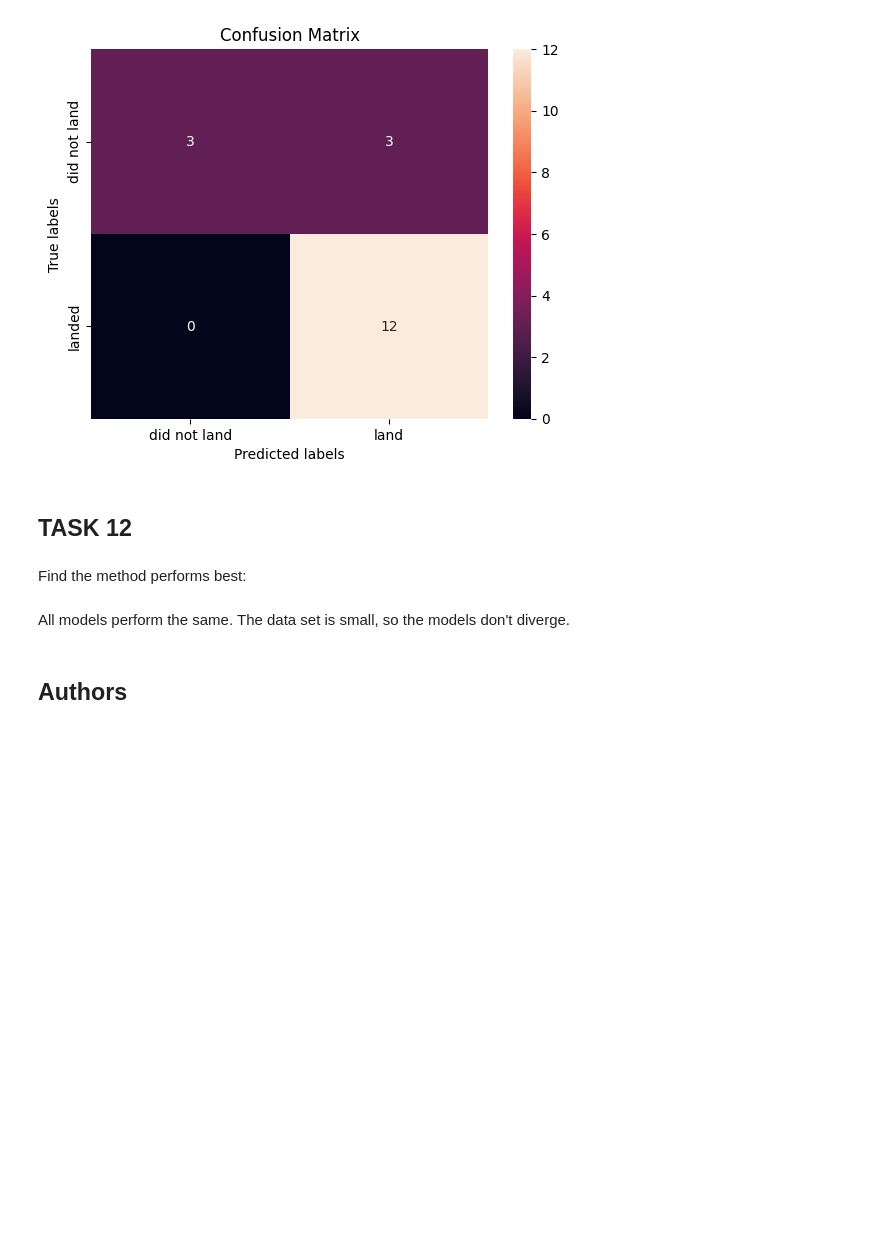
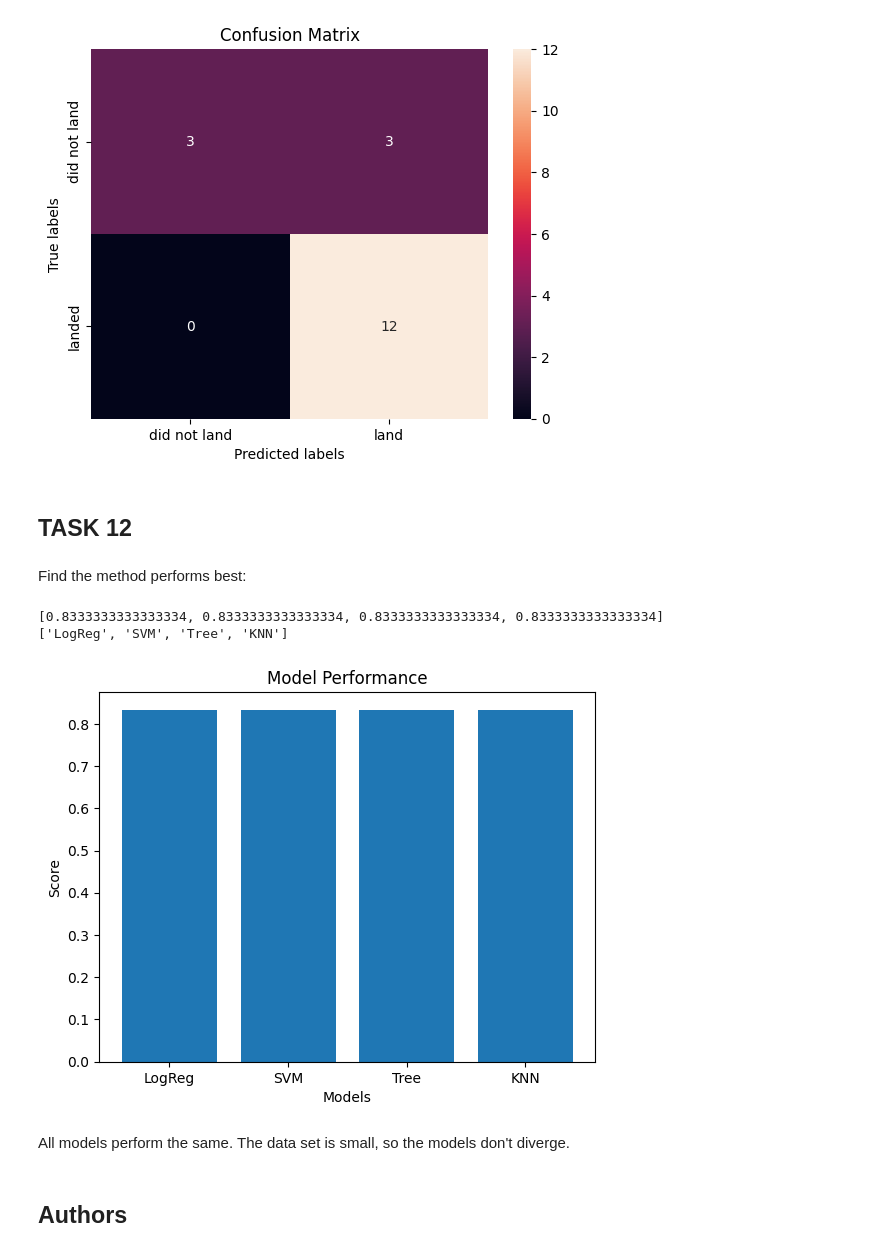
Before and after one commit to ANetTow/testrepo, a Jupyter notebook: Capstone/SpaceX_Machine Learning Prediction_Part_5.ipynb, the cells around one changed output. Saved outputs shown, nothing was run; the diff lists cells and outputs as text; code cells hidden in the pictures; blank space fills up the shorter version.

```diff
--- a/Capstone/SpaceX_Machine Learning Prediction_Part_5.ipynb
+++ b/Capstone/SpaceX_Machine Learning Prediction_Part_5.ipynb
@@ -189,7 +189,8 @@ accuracy : 0.8464285714285713
 # %% [markdown]
 Calculate the accuracy on the test data using the method <code>score</code>:
 # %%
-logreg_cv.score(X_test, Y_test)
+logreg_score = logreg_cv.score(X_test, Y_test)
+print(logreg_score)
 # %% [output]
 0.8333333333333334
 # %% [markdown]
@@ -230,7 +231,8 @@ accuracy : 0.8482142857142856
 # %% [markdown]
 Calculate the accuracy on the test data using the method <code>score</code>:
 # %%
-svm_cv.score(X_test, Y_test)
+svm_score = svm_cv.score(X_test, Y_test)
+print(svm_score)
 # %% [output]
 0.8333333333333334
 # %% [markdown]
@@ -292,7 +294,8 @@ accuracy : 0.8767857142857143
 # %% [markdown]
 Calculate the accuracy of tree_cv on the test data using the method <code>score</code>:
 # %%
-tree_cv.score(X_test, Y_test)
+tree_score = tree_cv.score(X_test, Y_test)
+print(tree_score)
 # %% [output]
 0.8333333333333334
 # %% [markdown]
@@ -331,7 +334,8 @@ accuracy : 0.8482142857142858
 # %% [markdown]
 Calculate the accuracy of knn_cv on the test data using the method <code>score</code>:
 # %%
-knn_cv.score(X_test, Y_test)
+knn_score = knn_cv.score(X_test, Y_test)
+print(knn_score)
 # %% [output]
 0.8333333333333334
 # %% [markdown]
@@ -345,6 +349,21 @@ plot_confusion_matrix(Y_test,yhat)
 ## TASK  12
 # %% [markdown]
 Find the method performs best:
+# %%
+scores = [(logreg_score), (svm_score), (tree_score), (knn_score)]
+models = ['LogReg', 'SVM', 'Tree', 'KNN']
+print(scores)
+print(models)
+
+plt.bar(models, scores)
+plt.xlabel('Models')
+plt.ylabel('Score')
+plt.title('Model Performance')
+plt.show()
+# %% [output]
+[0.8333333333333334, 0.8333333333333334, 0.8333333333333334, 0.8333333333333334]
+['LogReg', 'SVM', 'Tree', 'KNN']
+[figure, added]
 # %% [markdown]
 All models perform the same.  The data set is small, so the models don't diverge.
 # %% [markdown]
```
Also changed, not shown: parts of 2 cells of this notebook.
